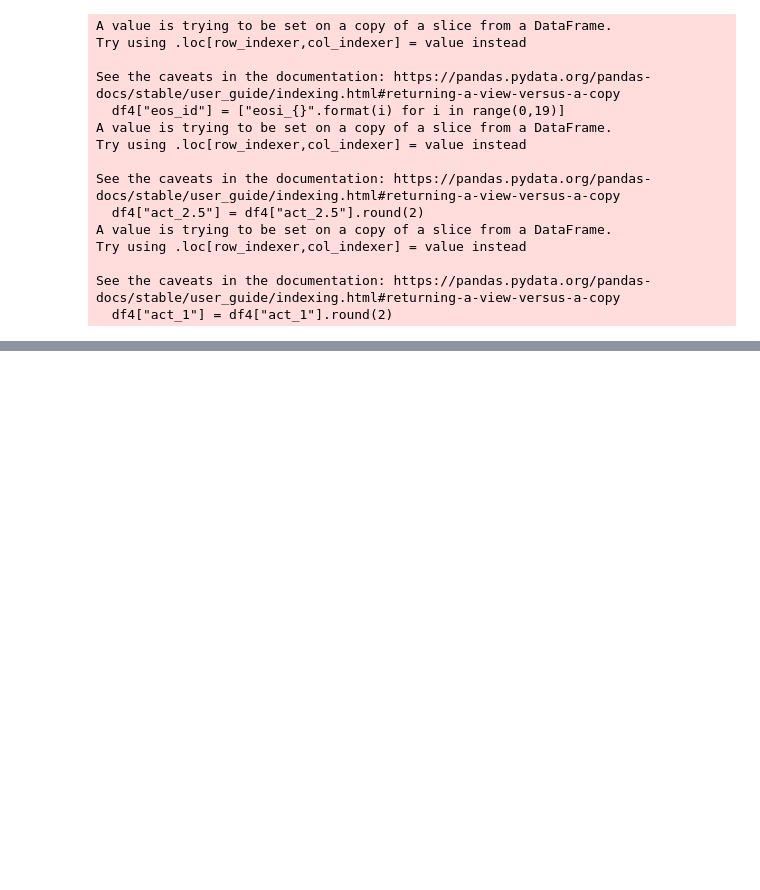
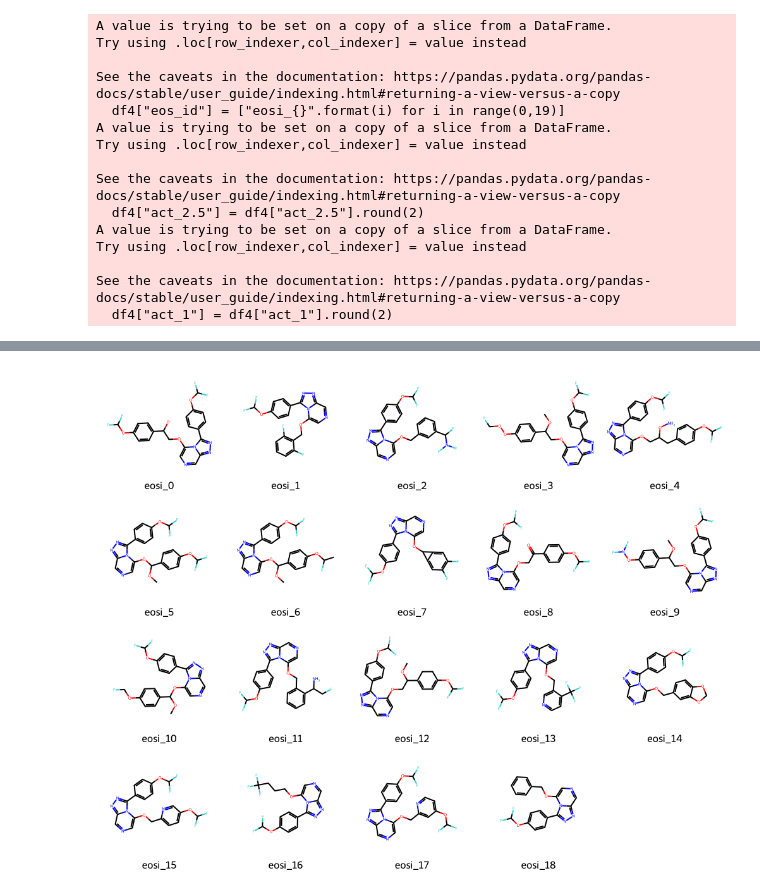
Before and after one commit to ersilia-os/osm-series4-candidates-3, a Jupyter notebook: notebooks/chemsampler.ipynb, the cells around one changed output, grey strips where cells are left out. Cells and saved outputs as stored; diff of their text form; code cells hidden in the pictures; blank space fills up the shorter version.

Commit message:
selection image

```diff
--- a/notebooks/chemsampler.ipynb
+++ b/notebooks/chemsampler.ipynb
@@ -185,2 +185,10 @@ MolGridWidget()
+# %%
+from rdkit.Chem import Draw
+
+mols = [Chem.MolFromSmiles(s) for s in df4["smiles"]]
+img = Draw.MolsToGridImage(mols, molsPerRow=5, legends=df4["eos_id"].tolist())
+img
+# %% [output]
+[figure, added]
 # %%
 df4.to_csv(os.path.join(DATAPATH, "sampled_ersilia_nov22_selection.csv"), index=False)
```
Also changed, not shown: parts of 2 cells of this notebook, 2 other files.
